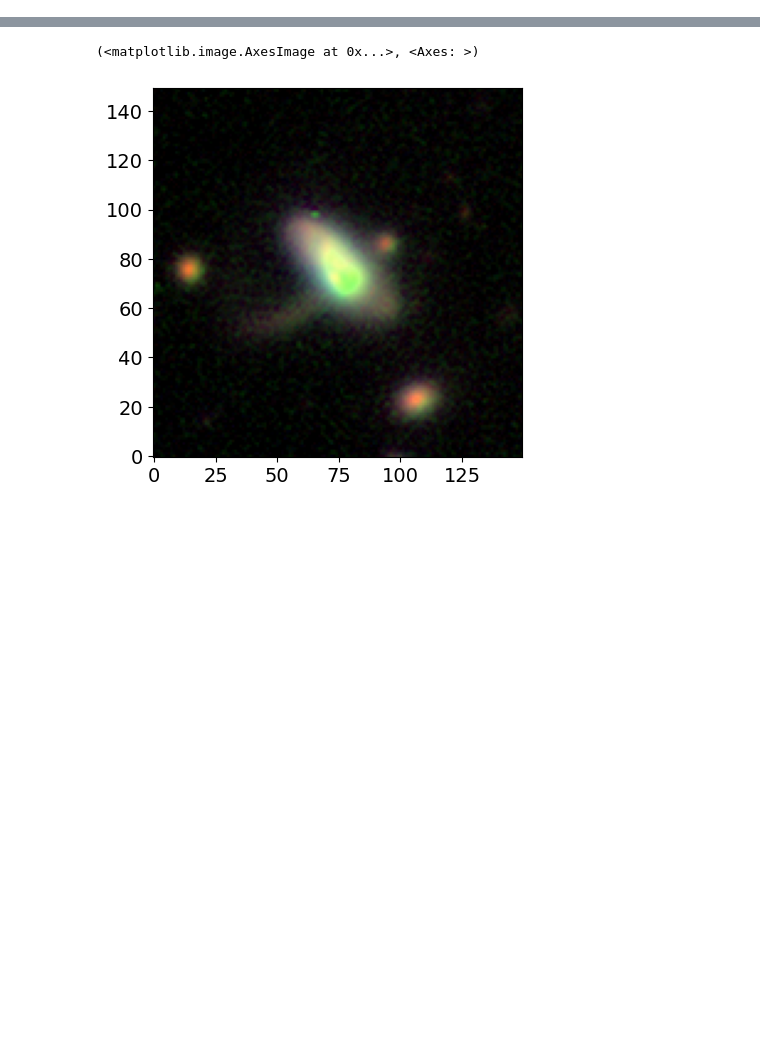
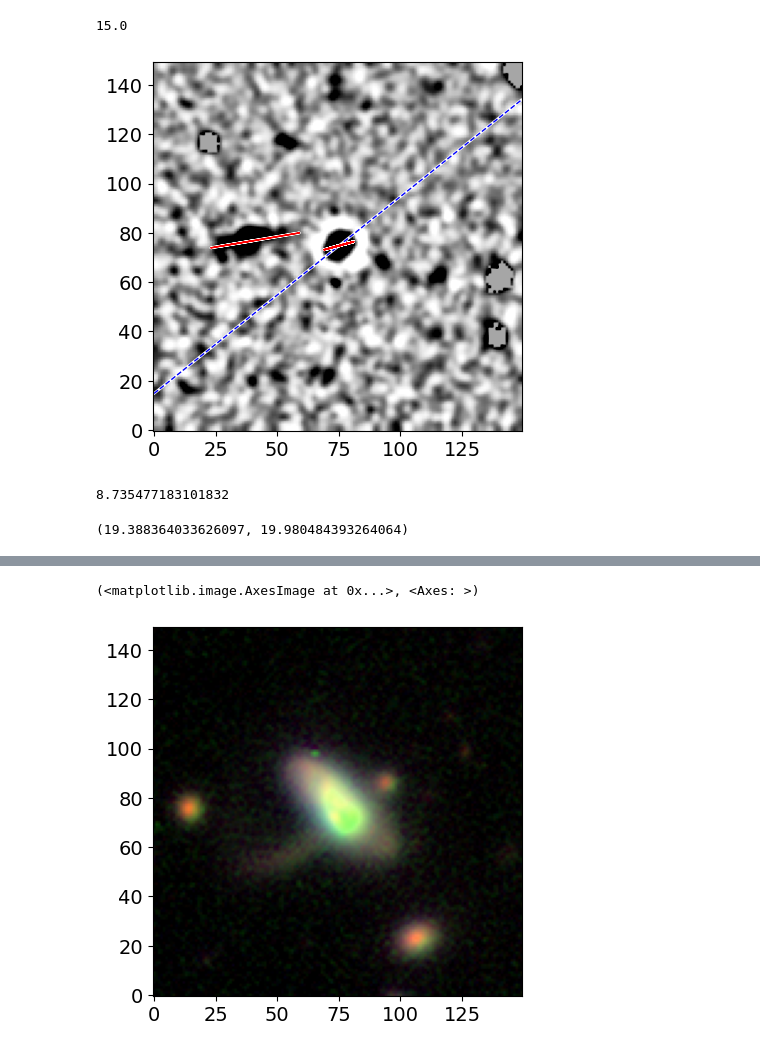
Before and after one commit to ekadofong/pieridae, a Jupyter notebook: notebooks/Starlet.ipynb, the cells around one changed output, grey strips where cells are left out. Saved outputs shown, nothing was run; the diff lists cells and outputs as text; code cells hidden in the pictures; blank space fills up the shorter version.

```diff
--- a/notebooks/Starlet.ipynb
+++ b/notebooks/Starlet.ipynb
@@ -124,0 +189,22 @@ plt.tight_layout ()
+# %%
+ridge_stats = []
+for feat in np.arange(1,np.max(features)+1):
+    rout = fit.fit_ridgeline_image( hf_image, features==feat, order=1, return_stats=True)
+    # coefficients, predict_func, fitted_coordinates,stats = rout
+    ridge_stats.append(rout)
+csersic, cim = fit.fit_sersic_2d(np.where(csource, bbmb.image['i'],0.))
+
+xs = np.arange(cim.shape[1])
+ys = np.arctan(csersic.theta.value)*(xs-csersic.x_0.value) + csersic.y_0.value
+
+ek.imshow(hf_image, cmap='Greys')
+#ek.outlined_plot(central_fitted_coordinates['x'], central_predict_func(central_fitted_coordinates['x']), color='b', lw=1)
+#ek.contour(cim, colors='b')
+ek.outlined_plot(xs, ys, color='b', ls='--', lw=1)
+
+for rout in ridge_stats:
+    coefficients, predict_func, fitted_coordinates,stats = rout
+    ek.outlined_plot(fitted_coordinates['x'], predict_func(fitted_coordinates['x']), color='r', lw=1)
+# %% [output]
+15.0
+[figure, added]
@@ -124,0 +216,8 @@ plt.tight_layout ()
+# %%
+logmstar_adjusted
+# %% [output]
+8.735477183101832
+# %%
+rmag, rmag_catalog
+# %% [output]
+(19.388364033626097, 19.980484393264064)
```
Also changed, not shown: parts of 21 cells of this notebook, 1 other file.
